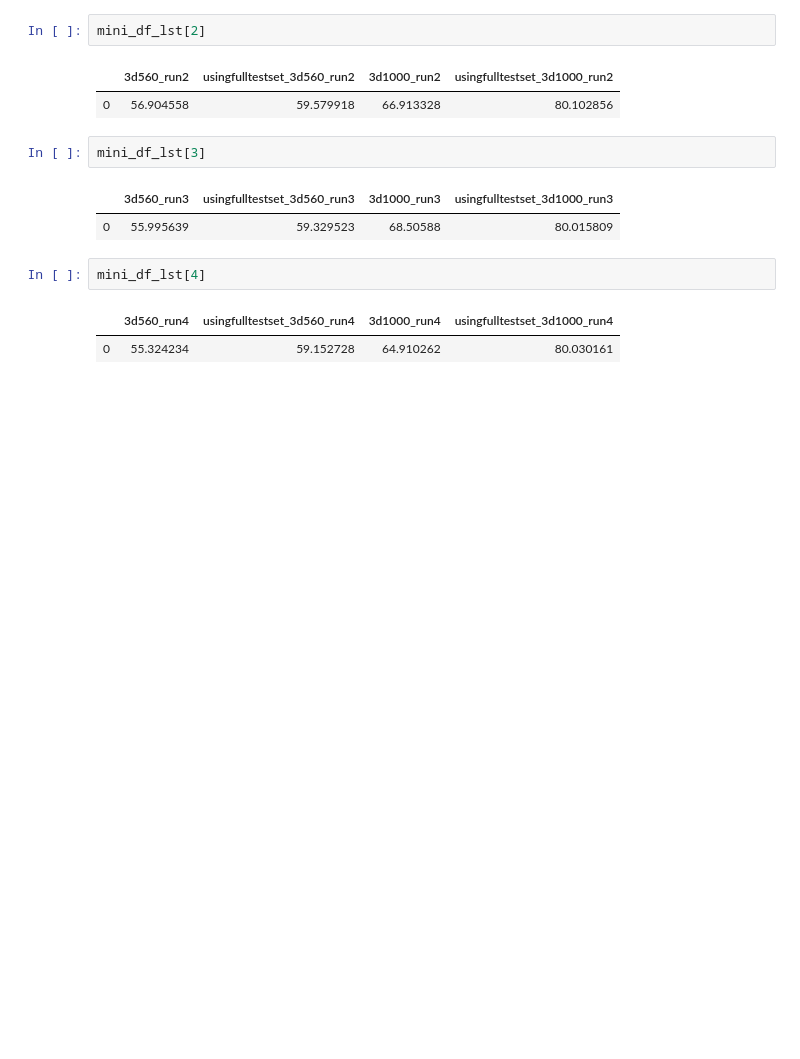
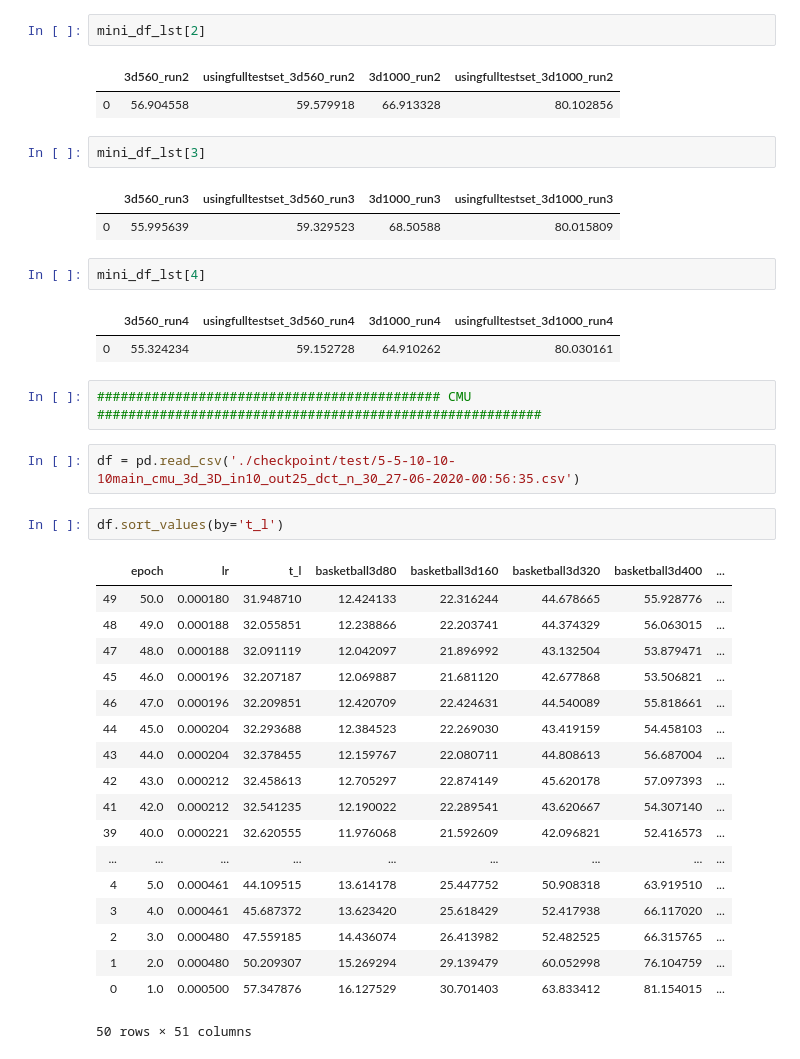
Before and after one commit to tileb1/LearnTrajDep, a Jupyter notebook: analyse_csv.ipynb, the cells around one changed output. Cells and saved outputs as stored; diff of their text form; blank space fills up the shorter version.

```diff
--- a/analyse_csv.ipynb
+++ b/analyse_csv.ipynb
@@ -99,3 +100,28 @@ mini_df_lst[4]
 # %% [output]
 |  | 3d560_run4 | usingfulltestset_3d560_run4 | 3d1000_run4 | usingfulltestset_3d1000_run4 |
 | 0 | 55.324234 | 59.152728 | 64.910262 | 80.030161 |
+# %%
+############################################ CMU #########################################################
+# %%
+df = pd.read_csv('./checkpoint/test/5-5-10-10-10main_cmu_3d_3D_in10_out25_dct_n_30_27-06-2020-00:56:35.csv')
+# %%
+df.sort_values(by='t_l')
+# %% [output]
+|  | epoch | lr | t_l | basketball3d80 | basketball3d160 | basketball3d320 | basketball3d400 | ... |
+| 49 | 50.0 | 0.000180 | 31.948710 | 12.424133 | 22.316244 | 44.678665 | 55.928776 | ... |
+| 48 | 49.0 | 0.000188 | 32.055851 | 12.238866 | 22.203741 | 44.374329 | 56.063015 | ... |
+| 47 | 48.0 | 0.000188 | 32.091119 | 12.042097 | 21.896992 | 43.132504 | 53.879471 | ... |
+| 45 | 46.0 | 0.000196 | 32.207187 | 12.069887 | 21.681120 | 42.677868 | 53.506821 | ... |
+| 46 | 47.0 | 0.000196 | 32.209851 | 12.420709 | 22.424631 | 44.540089 | 55.818661 | ... |
+| 44 | 45.0 | 0.000204 | 32.293688 | 12.384523 | 22.269030 | 43.419159 | 54.458103 | ... |
+| 43 | 44.0 | 0.000204 | 32.378455 | 12.159767 | 22.080711 | 44.808613 | 56.687004 | ... |
+| 42 | 43.0 | 0.000212 | 32.458613 | 12.705297 | 22.874149 | 45.620178 | 57.097393 | ... |
+| 41 | 42.0 | 0.000212 | 32.541235 | 12.190022 | 22.289541 | 43.620667 | 54.307140 | ... |
+| 39 | 40.0 | 0.000221 | 32.620555 | 11.976068 | 21.592609 | 42.096821 | 52.416573 | ... |
+| ... | ... | ... | ... | ... | ... | ... | ... | ... |
+| 4 | 5.0 | 0.000461 | 44.109515 | 13.614178 | 25.447752 | 50.908318 | 63.919510 | ... |
+| 3 | 4.0 | 0.000461 | 45.687372 | 13.623420 | 25.618429 | 52.417938 | 66.117020 | ... |
+| 2 | 3.0 | 0.000480 | 47.559185 | 14.436074 | 26.413982 | 52.482525 | 66.315765 | ... |
+| 1 | 2.0 | 0.000480 | 50.209307 | 15.269294 | 29.139479 | 60.052998 | 76.104759 | ... |
+| 0 | 1.0 | 0.000500 | 57.347876 | 16.127529 | 30.701403 | 63.833412 | 81.154015 | ... |
+50 rows × 51 columns
```
Also changed, not shown: parts of 10 cells of this notebook.
